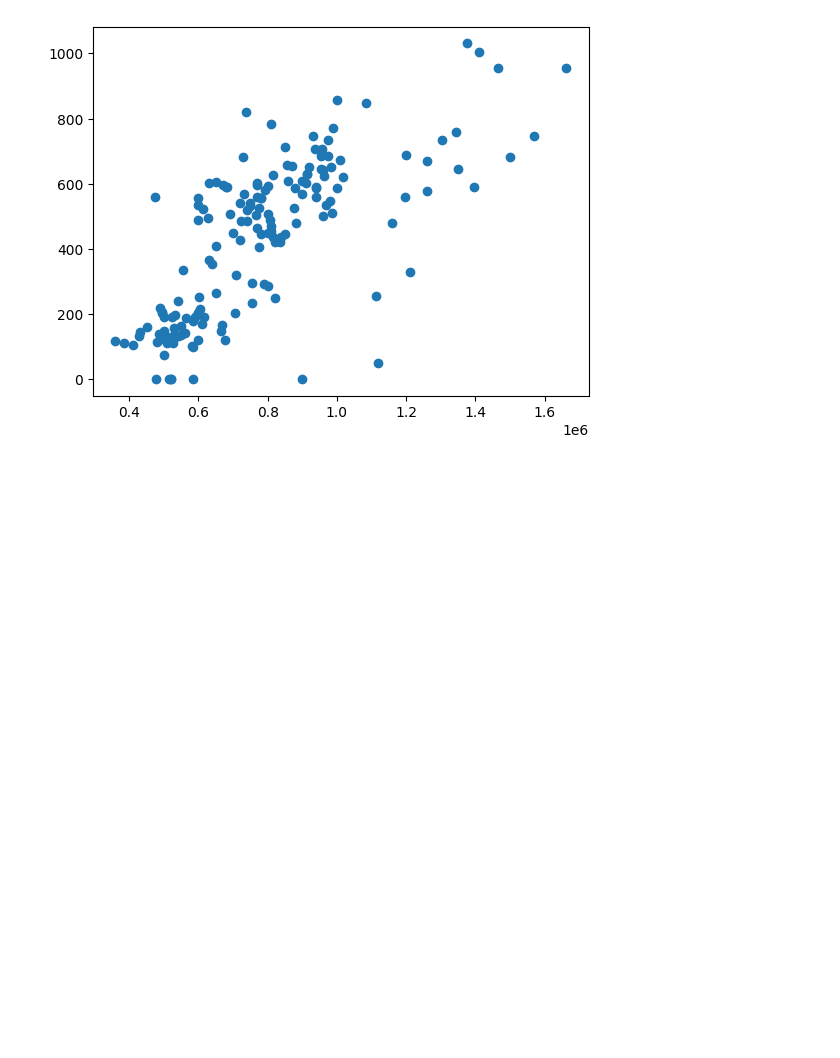
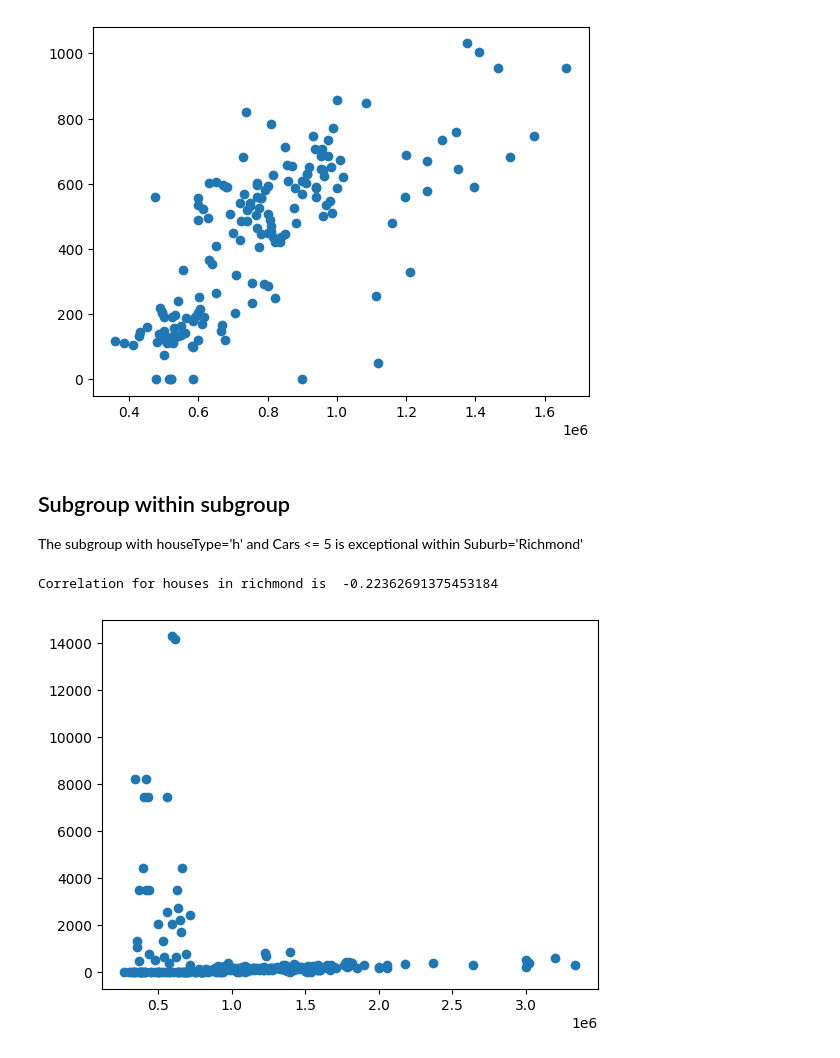
Before and after one commit to adityachandla/emmProject, a Jupyter notebook: VerifyFindings.ipynb, the cells around one changed output. Cells and saved outputs as stored; diff of their text form; code cells hidden in the pictures; blank space fills up the shorter version.

Commit message:
Added subgroup discovery code

```diff
--- a/VerifyFindings.ipynb
+++ b/VerifyFindings.ipynb
@@ -25,3 +32,15 @@ print("Correlation for this group is ", np.corrcoef(condition_price, condition_l
 # %% [output]
 Correlation for this group is  0.7299075536603649
 [figure]
+# %% [markdown]
+## Subgroup within subgroup
+The subgroup with houseType='h' and Cars <= 5 is exceptional within Suburb='Richmond'
+# %%
+richmond_rows = housing_df.loc[housing_df['Suburb'] == 'Richmond']
+richmond_price = richmond_rows['Price']
+richmond_landsize = richmond_rows['Landsize']
+plt.scatter(richmond_price, richmond_landsize)
+print("Correlation for houses in richmond is ", np.corrcoef(richmond_price, richmond_landsize)[0][1])
+# %% [output]
+Correlation for houses in richmond is  -0.22362691375453184
+[figure, added]
```
Also changed, not shown: parts of 2 cells of this notebook, 4 other files.
